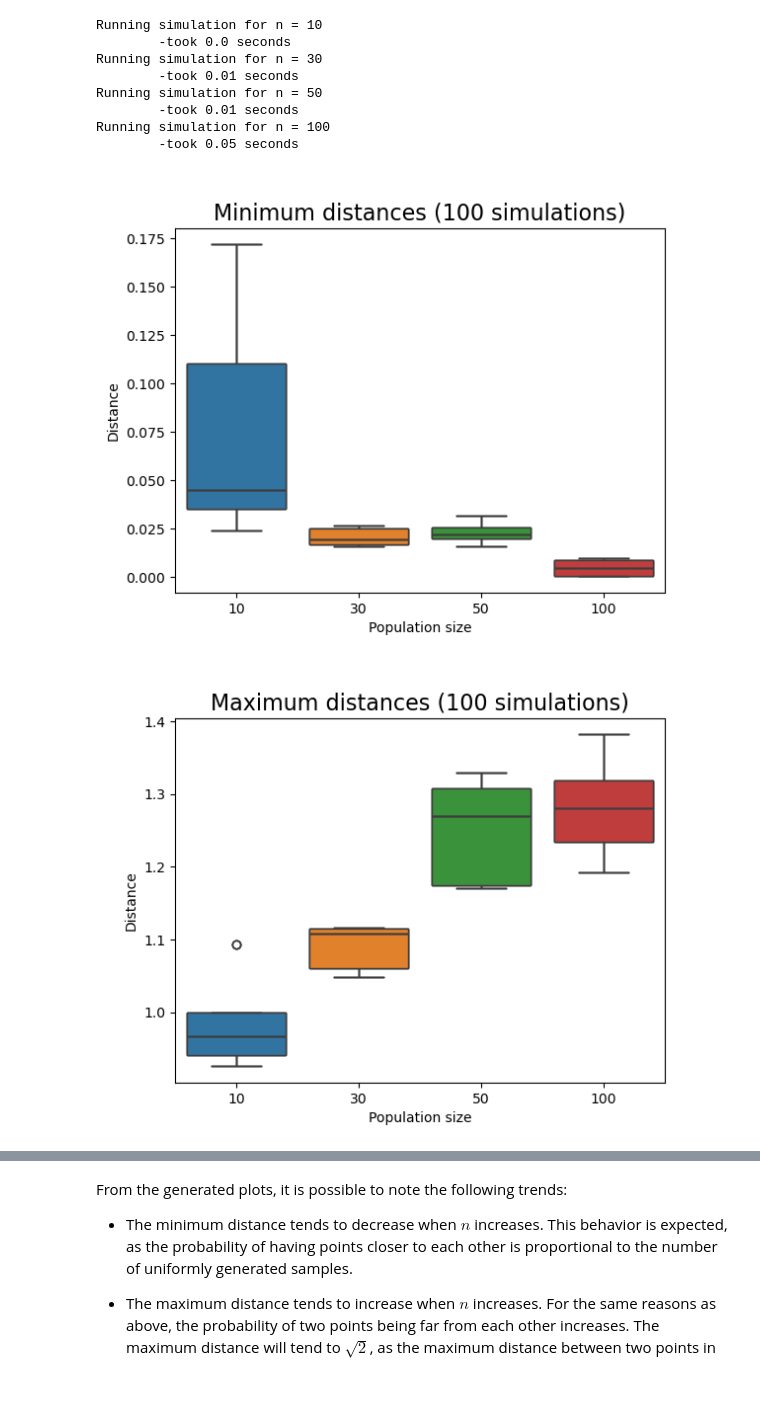
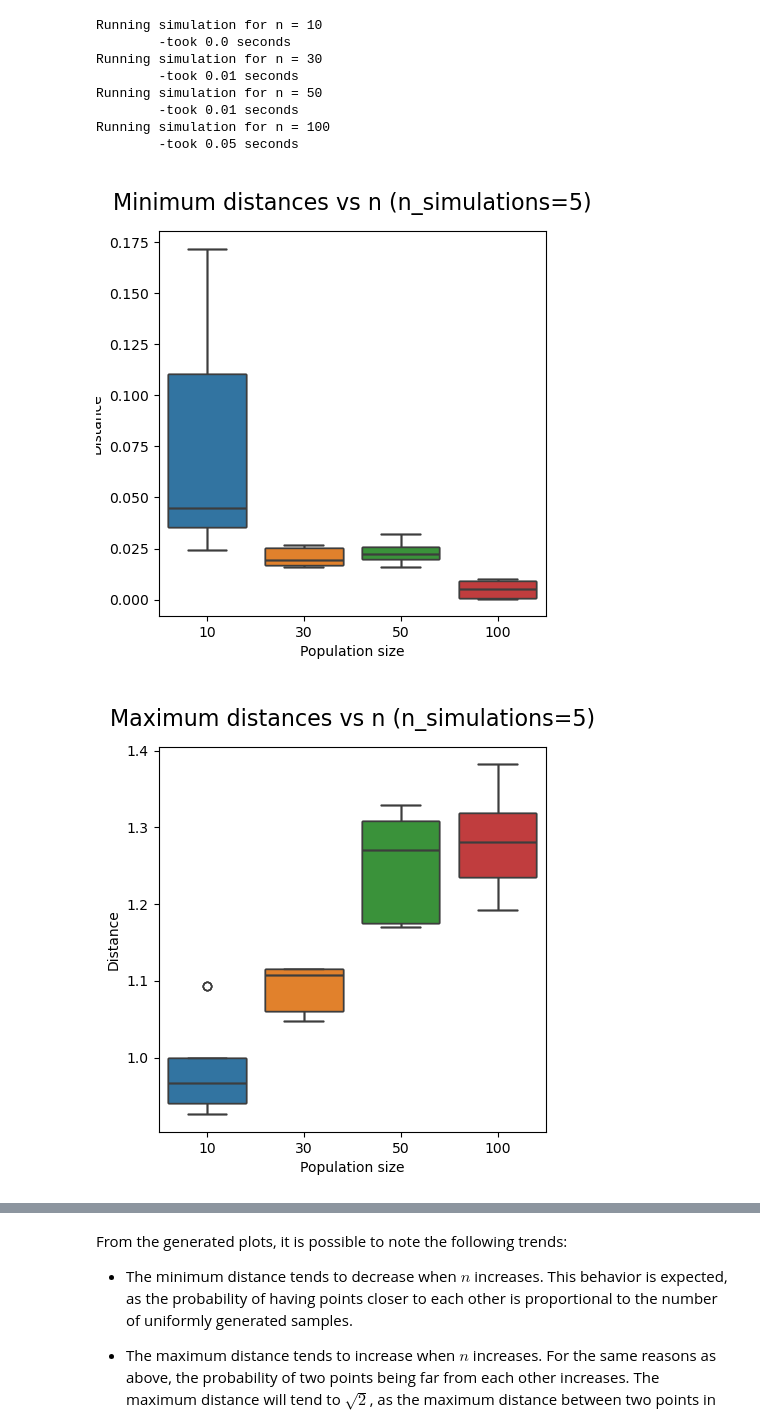
Before and after one commit to lucadibello/geographical-friendship-network, a Jupyter notebook: geographical-friendship-network.ipynb, the cells around one changed output, grey strips where cells are left out. Drawn from its saved outputs; the diff is of its cells as text; code cells hidden in the pictures; blank space fills up the shorter version.

Commit message:
Updated graphs

```diff
--- a/geographical-friendship-network.ipynb
+++ b/geographical-friendship-network.ipynb
@@ -365,31 +365,30 @@ Running simulation for n = 100
 # %%
 # Extract min, max, mean distances from results
 minDistances = [result['minDistances'].values for result in results]
 maxDistances = [result['maxDistances'].values for result in results]
 meanDistances = [result['meanDistances'].values for result in results]
 
 def plotBoxplotDistances(distances, ns, title):
   # Create new figure
-  _, ax = plt.subplots()
+  _, ax = plt.subplots(figsize=(5, 5))
 
   # Plot min distances as boxplot
   for _ in range(len(ns)):
     sns.boxplot(distances)
-    plt.title(title).set_fontsize('16')
+    ax.set_title(title, pad=15).set_fontsize('16')
     plt.xlabel('Population size')
     plt.ylabel('Distance')
 
   plt.xticks(range(len(ns))) # Update ticks to show n values
   ax.set_xticklabels(ns) # Set xticklabels to ns
 
   # Show the plot
   plt.show()
 
 # Plot min / max / mean distances distances
-plotBoxplotDistances(minDistances, ns, 'Minimum distances (100 simulations)')
-
-plotBoxplotDistances(maxDistances, ns, 'Maximum distances (100 simulations)')
-plotBoxplotDistances(meanDistances, ns, 'Mean distances (100 simulations)')
+plotBoxplotDistances(minDistances, ns, f'Minimum distances vs n (n_simulations={n_simulations})')
+plotBoxplotDistances(maxDistances, ns, f'Maximum distances vs n (n_simulations={n_simulations})')
+plotBoxplotDistances(meanDistances, ns, f'Mean distances vs n (n_simulations={n_simulations})')
 # %% [output]
-[figure, old version]
+[figure, new version]
-[figure, old version]
+[figure, new version]
```
Also changed, not shown: parts of 2 cells of this notebook.
